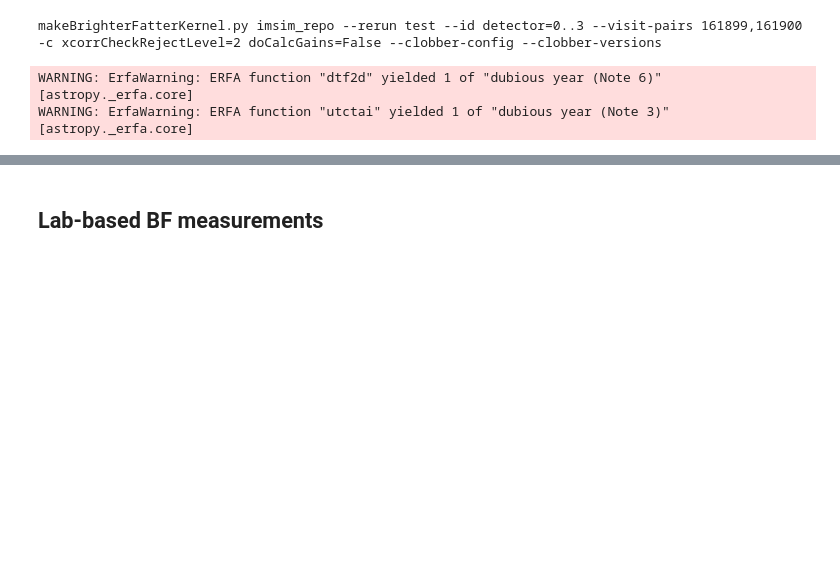
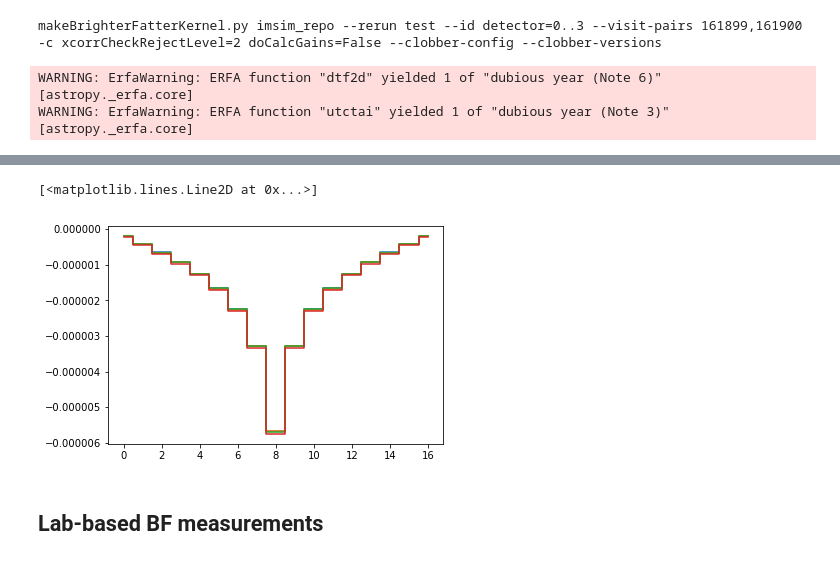
Before and after one commit to LSSTDESC/DC2-production, a Jupyter notebook: Notebooks/make_brighter_fatter_kernel.ipynb, the cells around one changed output, grey strips where cells are left out. Cells and saved outputs as stored; diff of their text form; code cells hidden in the pictures; blank space fills up the shorter version.

```diff
--- a/Notebooks/make_brighter_fatter_kernel.ipynb
+++ b/Notebooks/make_brighter_fatter_kernel.ipynb
@@ -226,3 +245,11 @@ WARNING: ErfaWarning: ERFA function "utctai" yielded 1 of "dubious year (Note 3)
+# %%
+plt.plot(imsim_bf_kernel[0][:,8], drawstyle='steps-mid')
+plt.plot(imsim_bf_kernel[1][:,8], drawstyle='steps-mid')
+plt.plot(imsim_bf_kernel[2][:,8], drawstyle='steps-mid')
+plt.plot(imsim_bf_kernel[3][:,8], drawstyle='steps-mid')
+# %% [output]
+[<matplotlib.lines.Line2D at 0x...>]
+[figure, added]
 # %% [markdown]
 ## Lab-based BF measurements
 # %% [markdown]
```
Also changed, not shown: parts of 11 cells of this notebook.
